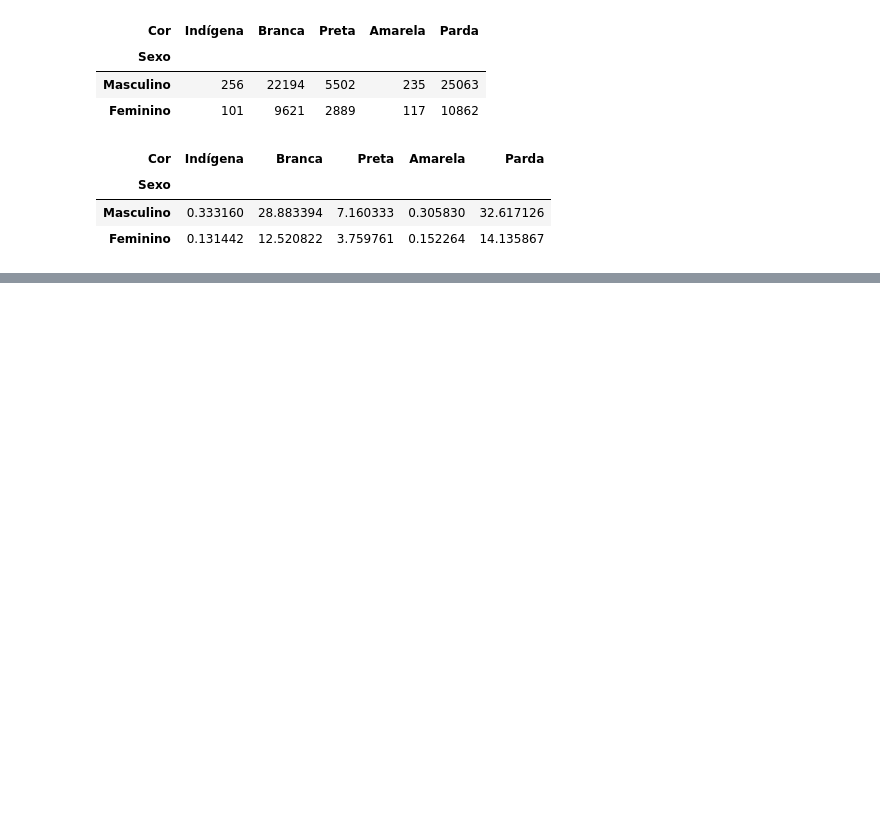
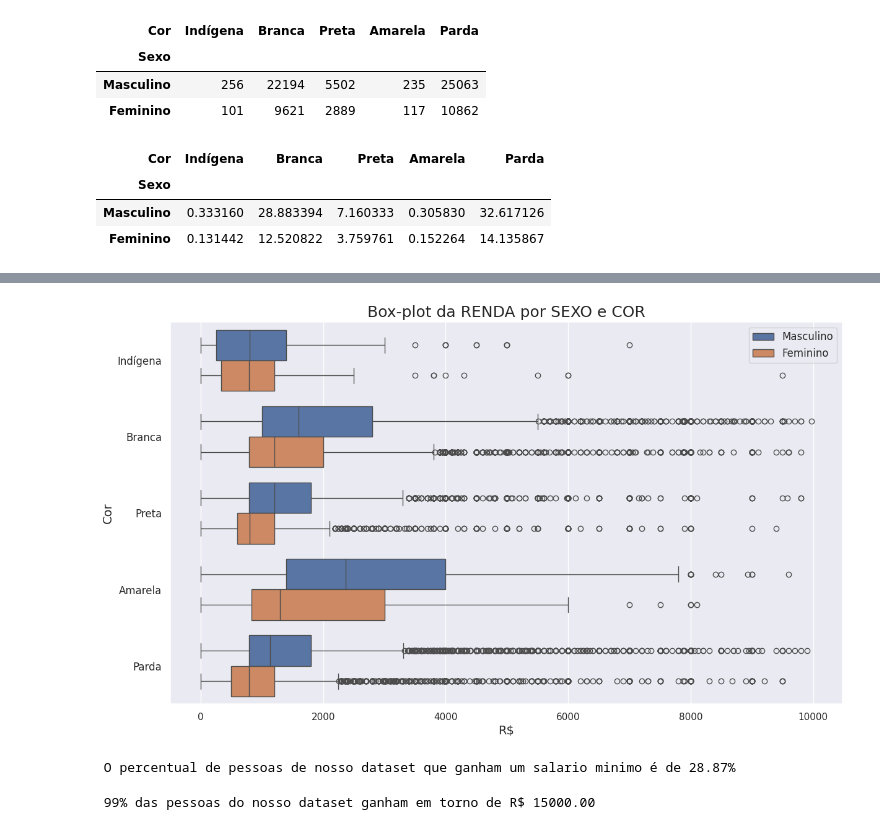
Before and after one commit to Gcango/Analise_Descritiva_PNAD_2015, a Jupyter notebook: Analise_Descritiva_dados_PNAD_2015.ipynb, the cells around one changed output, grey strips where cells are left out. Drawn from its saved outputs; the diff is of its cells as text; code cells hidden in the pictures; blank space fills up the shorter version.

```diff
--- a/Analise_Descritiva_dados_PNAD_2015.ipynb
+++ b/Analise_Descritiva_dados_PNAD_2015.ipynb
@@ -324,0 +342,20 @@ dado
+# %%
+ax = sns.boxplot(x = 'Renda', y = 'Cor', hue = 'Sexo', data=dados.query('Renda < 10000'), orient='h')
+
+ax.figure.set_size_inches(14, 8)    # Personalizando o tamanho da figura
+
+ax.set_title('Box-plot da RENDA por SEXO e COR', fontsize=18)    # Configurando o título do gráfico
+
+ax.set_xlabel('R$', fontsize=14)    # Configurando o label do eixo X
+
+ax.set_ylabel('Cor', fontsize=14)    # Configurando o label do eixo Y
+ax.set_yticklabels(['Indígena', 'Branca', 'Preta', 'Amarela', 'Parda', 'Sem declaração'], fontsize=12)    # Configurando o label de cada categoria do eixo Y
+
+# Configurações da legenda do gráfico (Sexo)
+handles, _ = ax.get_legend_handles_labels()
+ax.legend(handles, ['Masculino', 'Feminino'], fontsize=12)
+
+ax
+plt.show()
+# %% [output]
+[figure, added]
@@ -324,0 +364,7 @@ dado
+# %%
+from scipy import stats
+
+percentual = stats.percentileofscore(dados.Renda, 788, kind = 'weak')
+print(" O percentual de pessoas de nosso dataset que ganham um salario minimo é de {0:.2f}%".format(percentual))
+# %% [output]
+ O percentual de pessoas de nosso dataset que ganham um salario minimo é de 28.87%
@@ -324,0 +373,5 @@ dado
+# %%
+valor = dados.Renda.quantile(.99)
+print(" 99% das pessoas do nosso dataset ganham em torno de R$ {0:.2f}".format(valor))
+# %% [output]
+ 99% das pessoas do nosso dataset ganham em torno de R$ 15000.00
```
Also changed, not shown: parts of 18 cells of this notebook.
